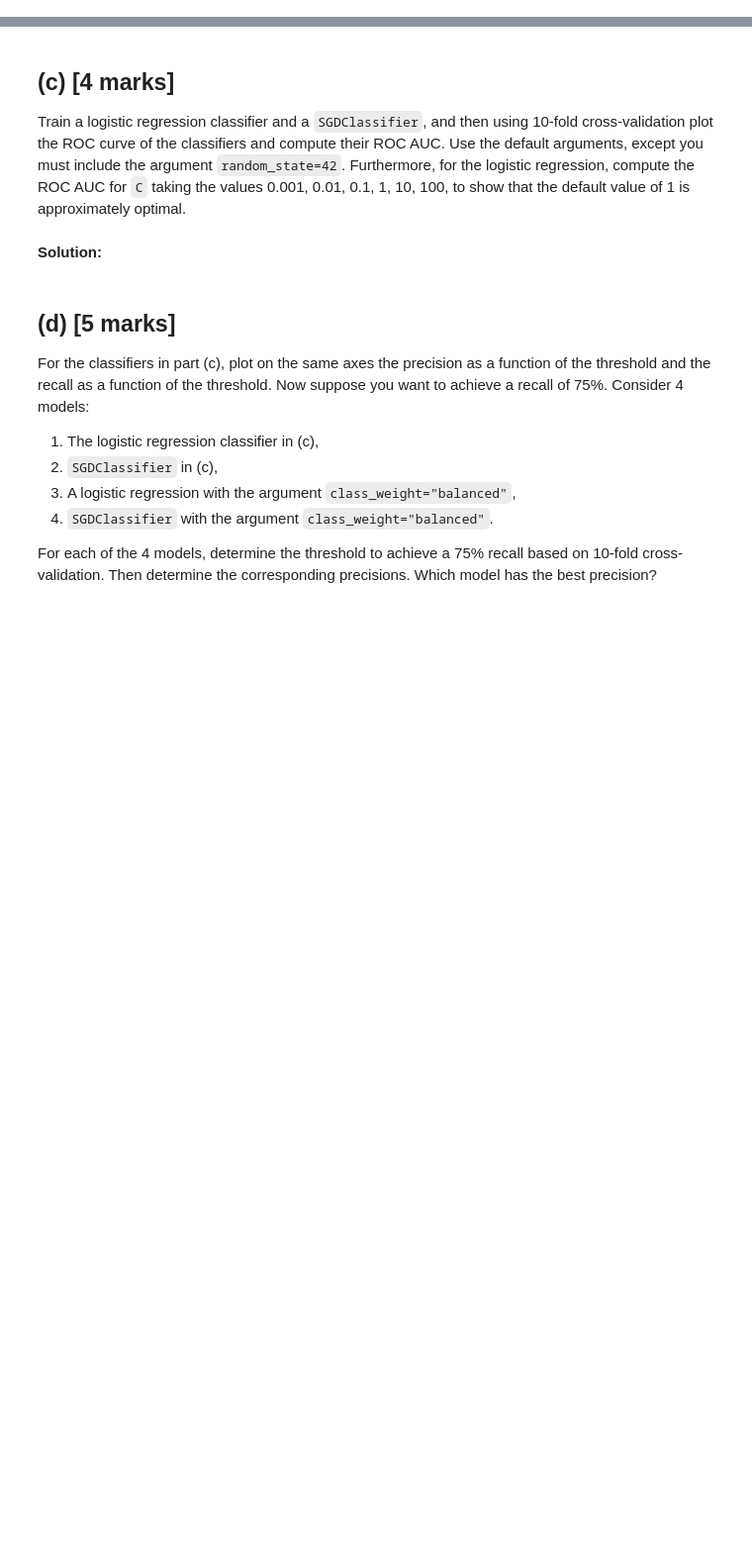
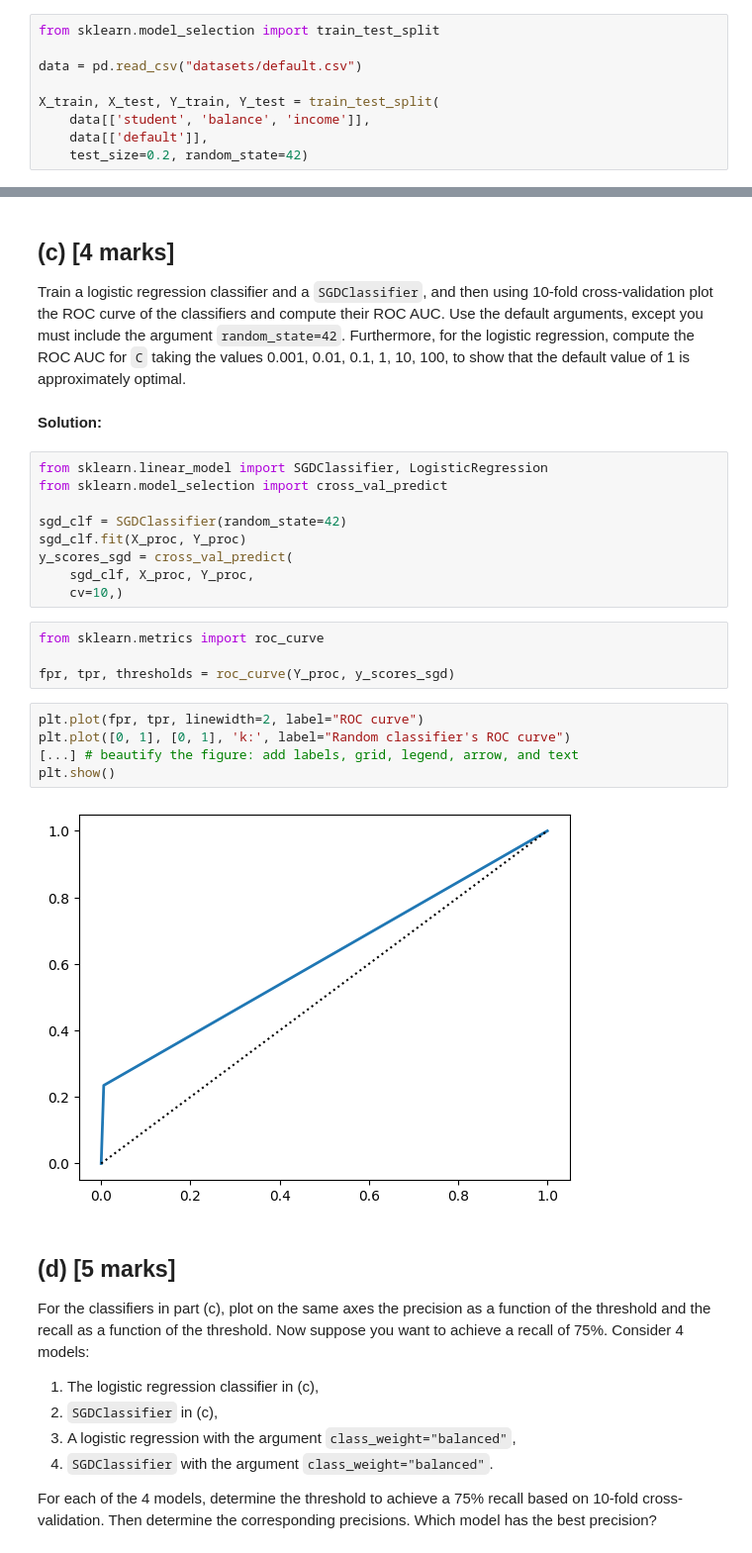
Before and after one commit to erevtsov/cfrm, a Jupyter notebook: notebooks/521/Homework1.ipynb, the cells around one changed output, grey strips where cells are left out. Shown at 99% size. Saved outputs shown, nothing was run; the diff lists cells and outputs as text; blank space fills up the shorter version.

```diff
--- a/notebooks/521/Homework1.ipynb
+++ b/notebooks/521/Homework1.ipynb
@@ -704,5 +701,14 @@ data = pd.read_csv("Default.csv")
 # %% [markdown]
 **Solution:**
+# %%
+from sklearn.model_selection import train_test_split
+
+data = pd.read_csv("datasets/default.csv")
+
+X_train, X_test, Y_train, Y_test = train_test_split(
+    data[['student', 'balance', 'income']],
+    data[['default']],
+    test_size=0.2, random_state=42)
 # %% [markdown]
 ## (b) [3 marks]
 
@@ -714,6 +771,26 @@ Design a pipeline for preprocessing that applies one hot encoding to the categor
 Train a logistic regression classifier and a `SGDClassifier`, and then using 10-fold cross-validation plot the ROC curve of the classifiers and compute their ROC AUC. Use the default arguments, except you must include the argument `random_state=42`.  Furthermore, for the logistic regression, compute the ROC AUC for `C` taking the values 0.001, 0.01, 0.1, 1, 10, 100, to show that the default value of 1 is approximately optimal.
 # %% [markdown]
 **Solution:**
+# %%
+from sklearn.linear_model import SGDClassifier, LogisticRegression
+from sklearn.model_selection import cross_val_predict
+
+sgd_clf = SGDClassifier(random_state=42)
+sgd_clf.fit(X_proc, Y_proc)
+y_scores_sgd = cross_val_predict(
+    sgd_clf, X_proc, Y_proc,
+    cv=10,)
+# %%
+from sklearn.metrics import roc_curve
+
+fpr, tpr, thresholds = roc_curve(Y_proc, y_scores_sgd)
+# %%
+plt.plot(fpr, tpr, linewidth=2, label="ROC curve")
+plt.plot([0, 1], [0, 1], 'k:', label="Random classifier's ROC curve")
+[...] # beautify the figure: add labels, grid, legend, arrow, and text
+plt.show()
+# %% [output]
+[figure, added]
 # %% [markdown]
 ## (d) [5 marks]
 
```
Also changed, not shown: parts of 3 cells of this notebook, 1 other file.
